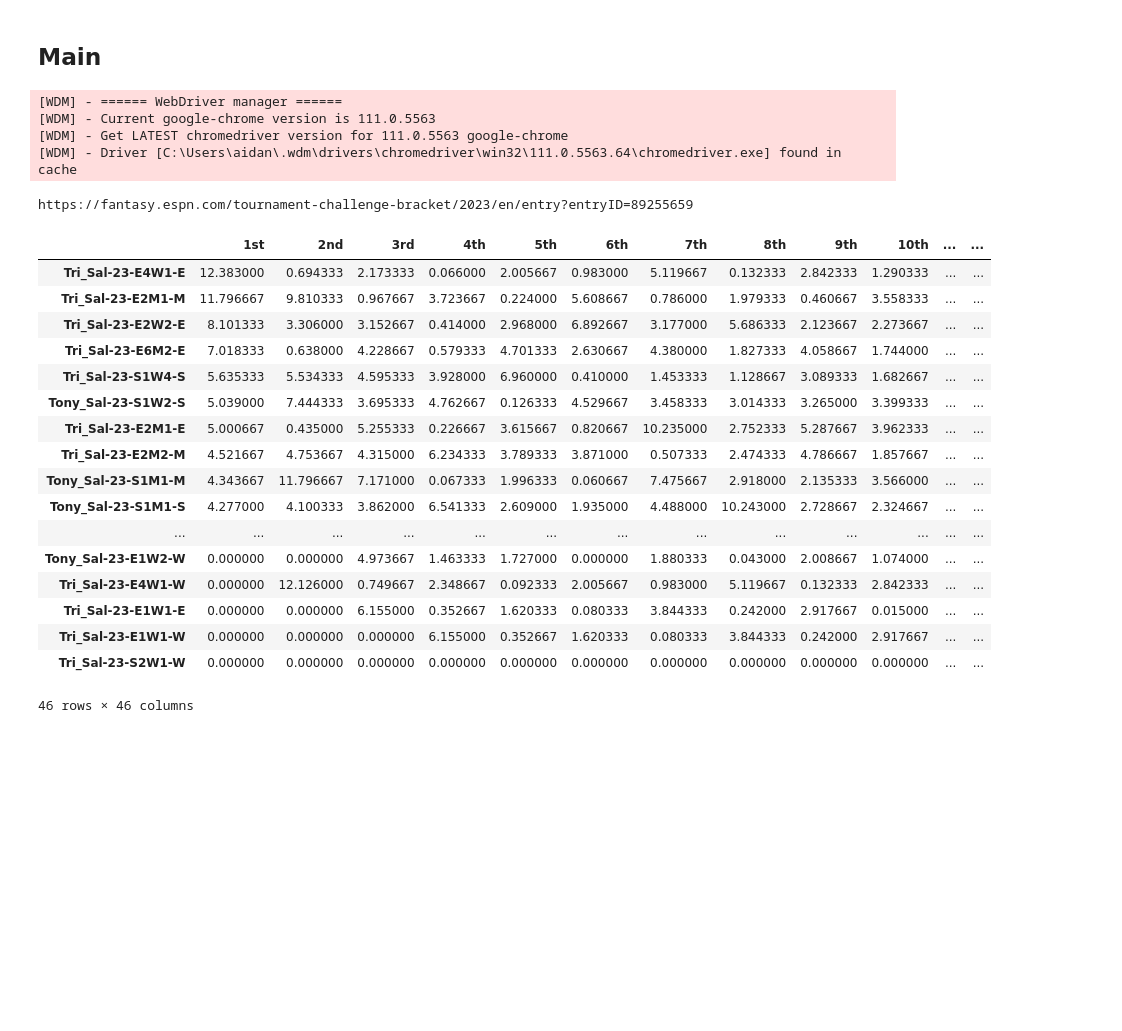
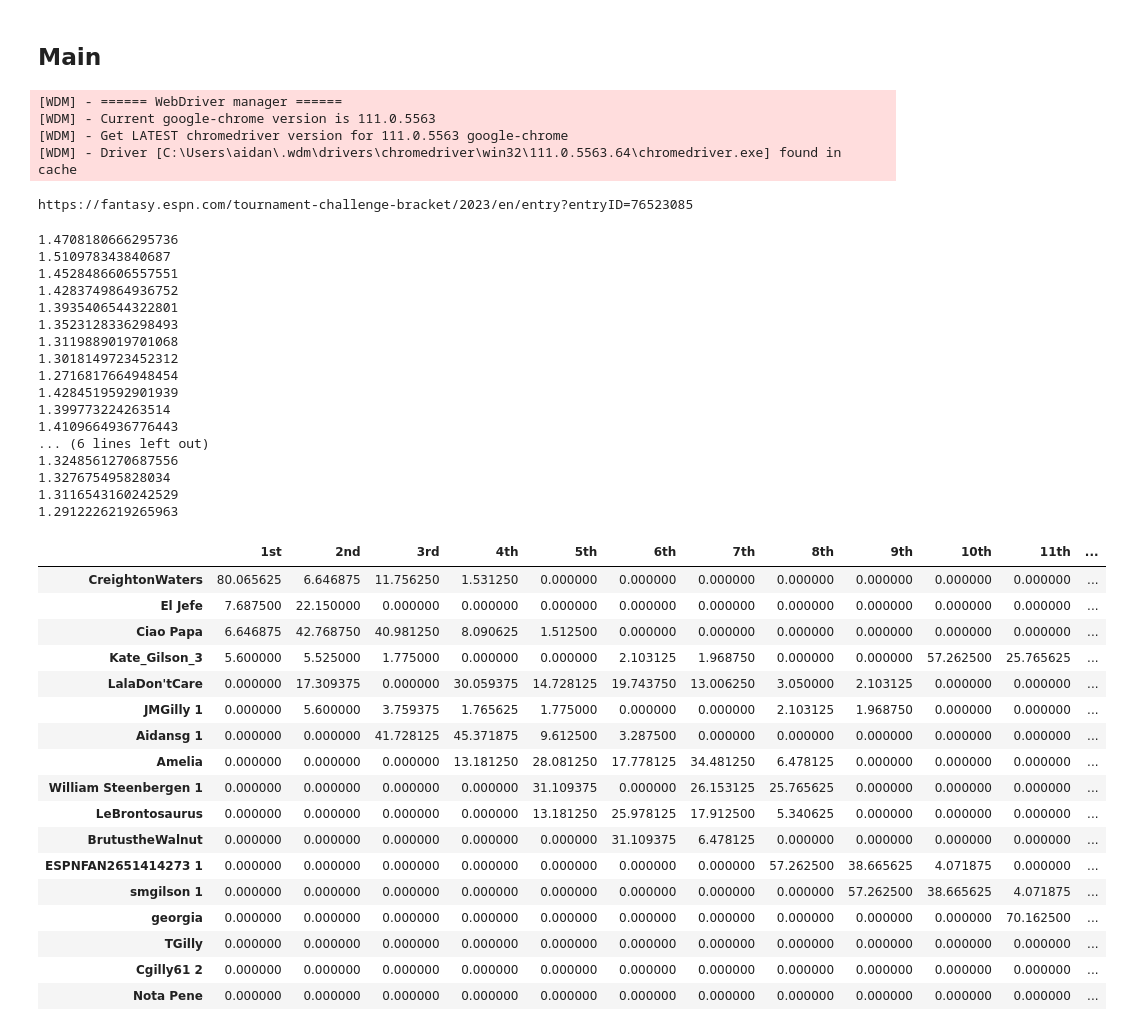
Before and after one commit to Aidan-Gilson/NCAA_Tournament, a Jupyter notebook: tournament.ipynb, the cells around one changed output. Saved outputs shown, nothing was run; the diff lists cells and outputs as text; code cells hidden in the pictures; blank space fills up the shorter version.

```diff
--- a/tournament.ipynb
+++ b/tournament.ipynb
@@ -385,7 +385,7 @@ seed_order = ['1', '16', "8", "9", "5", "12", "4", "13", "6", "11", "3", "14", "
 ## Main
 # %%
 # This is the only thing you need to change. Just change to the url of your group
-group_url = "https://fantasy.espncdn.com/tournament-challenge-bracket/2023/en/group?groupID=1030576"
+group_url = "https://fantasy.espn.com/tournament-challenge-bracket/2023/en/group?groupID=5270338"
 
 IDs = get_group(group_url)
 
@@ -400,43 +400,63 @@ for x in tqdm(range(len(IDs))):
 [WDM] - Current google-chrome version is 111.0.5563
 [WDM] - Get LATEST chromedriver version for 111.0.5563 google-chrome
 [WDM] - Driver [C:\Users\aidan\.wdm\drivers\chromedriver\win32\111.0.5563.64\chromedriver.exe] found in cache
-https://fantasy.espn.com/tournament-challenge-bracket/2023/en/entry?entryID=89255659
+https://fantasy.espn.com/tournament-challenge-bracket/2023/en/entry?entryID=76523085
+# %%
+results['1'] = ['']
 # %%
 # Runs weighted Monte Carlo Simulation.
 # Weights are proportional to how likely that bracket is to happen based on historical matchups.
 
 # time_allocated = how long you want to run the code for before getting results as Monte Carlo is an approximation
 # std_thresh = standard deviation of the win probabilities that you want to hit. If it gets under this threshold before the
 # time threshold is hit. The program will break.
 
-total, std = comp_MC_weighted(results, brackets, team_to_seed, samples = 100000, time_allocated=120, std_thresh=0.1)
+total, std = comp_MC_weighted(results, brackets, team_to_seed, samples = 1000, time_allocated=10, std_thresh=0.1)
 total = total / np.sum(total[0]) * 100
 columns = ["1st", "2nd", "3rd"]
 for x in range(3, len(IDs)):
 	columns.append(str(x+1)+"th")
 rows = [entry[1] for entry in IDs]
 
 df = pd.DataFrame(total, columns = columns, index = rows)
-df = df.sort_values('1st', ascending=False)
+df = df.sort_values(list(df.columns.values), ascending=False)
+df.to_csv('Results/2023/DadAlwaysWins_weighted_elite8.csv')
 df
 # %% [output]
+1.4708180666295736
+1.510978343840687
+1.4528486606557551
+1.4283749864936752
+1.3935406544322801
+1.3523128336298493
+1.3119889019701068
+1.3018149723452312
+1.2716817664948454
+1.4284519592901939
+1.399773224263514
+1.4109664936776443
+... (6 lines left out)
+1.3248561270687556
+1.327675495828034
+1.3116543160242529
+1.2912226219265963
-|  | 1st | 2nd | 3rd | 4th | 5th | 6th | 7th | 8th | 9th | 10th | ... | ... |
-| Tri_Sal-23-E4W1-E | 12.383000 | 0.694333 | 2.173333 | 0.066000 | 2.005667 | 0.983000 | 5.119667 | 0.132333 | 2.842333 | 1.290333 | ... | ... |
-| Tri_Sal-23-E2M1-M | 11.796667 | 9.810333 | 0.967667 | 3.723667 | 0.224000 | 5.608667 | 0.786000 | 1.979333 | 0.460667 | 3.558333 | ... | ... |
-| Tri_Sal-23-E2W2-E | 8.101333 | 3.306000 | 3.152667 | 0.414000 | 2.968000 | 6.892667 | 3.177000 | 5.686333 | 2.123667 | 2.273667 | ... | ... |
-| Tri_Sal-23-E6M2-E | 7.018333 | 0.638000 | 4.228667 | 0.579333 | 4.701333 | 2.630667 | 4.380000 | 1.827333 | 4.058667 | 1.744000 | ... | ... |
-| Tri_Sal-23-S1W4-S | 5.635333 | 5.534333 | 4.595333 | 3.928000 | 6.960000 | 0.410000 | 1.453333 | 1.128667 | 3.089333 | 1.682667 | ... | ... |
-| Tony_Sal-23-S1W2-S | 5.039000 | 7.444333 | 3.695333 | 4.762667 | 0.126333 | 4.529667 | 3.458333 | 3.014333 | 3.265000 | 3.399333 | ... | ... |
-| Tri_Sal-23-E2M1-E | 5.000667 | 0.435000 | 5.255333 | 0.226667 | 3.615667 | 0.820667 | 10.235000 | 2.752333 | 5.287667 | 3.962333 | ... | ... |
-| Tri_Sal-23-E2M2-M | 4.521667 | 4.753667 | 4.315000 | 6.234333 | 3.789333 | 3.871000 | 0.507333 | 2.474333 | 4.786667 | 1.857667 | ... | ... |
-| Tony_Sal-23-S1M1-M | 4.343667 | 11.796667 | 7.171000 | 0.067333 | 1.996333 | 0.060667 | 7.475667 | 2.918000 | 2.135333 | 3.566000 | ... | ... |
-| Tony_Sal-23-S1M1-S | 4.277000 | 4.100333 | 3.862000 | 6.541333 | 2.609000 | 1.935000 | 4.488000 | 10.243000 | 2.728667 | 2.324667 | ... | ... |
-| ... | ... | ... | ... | ... | ... | ... | ... | ... | ... | ... | ... | ... |
-| Tony_Sal-23-E1W2-W | 0.000000 | 0.000000 | 4.973667 | 1.463333 | 1.727000 | 0.000000 | 1.880333 | 0.043000 | 2.008667 | 1.074000 | ... | ... |
-| Tri_Sal-23-E4W1-W | 0.000000 | 12.126000 | 0.749667 | 2.348667 | 0.092333 | 2.005667 | 0.983000 | 5.119667 | 0.132333 | 2.842333 | ... | ... |
-| Tri_Sal-23-E1W1-E | 0.000000 | 0.000000 | 6.155000 | 0.352667 | 1.620333 | 0.080333 | 3.844333 | 0.242000 | 2.917667 | 0.015000 | ... | ... |
-| Tri_Sal-23-E1W1-W | 0.000000 | 0.000000 | 0.000000 | 6.155000 | 0.352667 | 1.620333 | 0.080333 | 3.844333 | 0.242000 | 2.917667 | ... | ... |
-| Tri_Sal-23-S2W1-W | 0.000000 | 0.000000 | 0.000000 | 0.000000 | 0.000000 | 0.000000 | 0.000000 | 0.000000 | 0.000000 | 0.000000 | ... | ... |
+|  | 1st | 2nd | 3rd | 4th | 5th | 6th | 7th | 8th | 9th | 10th | 11th | ... |
+| CreightonWaters | 80.065625 | 6.646875 | 11.756250 | 1.531250 | 0.000000 | 0.000000 | 0.000000 | 0.000000 | 0.000000 | 0.000000 | 0.000000 | ... |
+| El Jefe | 7.687500 | 22.150000 | 0.000000 | 0.000000 | 0.000000 | 0.000000 | 0.000000 | 0.000000 | 0.000000 | 0.000000 | 0.000000 | ... |
+| Ciao Papa | 6.646875 | 42.768750 | 40.981250 | 8.090625 | 1.512500 | 0.000000 | 0.000000 | 0.000000 | 0.000000 | 0.000000 | 0.000000 | ... |
+| Kate_Gilson_3 | 5.600000 | 5.525000 | 1.775000 | 0.000000 | 0.000000 | 2.103125 | 1.968750 | 0.000000 | 0.000000 | 57.262500 | 25.765625 | ... |
+| LalaDon'tCare | 0.000000 | 17.309375 | 0.000000 | 30.059375 | 14.728125 | 19.743750 | 13.006250 | 3.050000 | 2.103125 | 0.000000 | 0.000000 | ... |
+| JMGilly 1 | 0.000000 | 5.600000 | 3.759375 | 1.765625 | 1.775000 | 0.000000 | 0.000000 | 2.103125 | 1.968750 | 0.000000 | 0.000000 | ... |
+| Aidansg 1 | 0.000000 | 0.000000 | 41.728125 | 45.371875 | 9.612500 | 3.287500 | 0.000000 | 0.000000 | 0.000000 | 0.000000 | 0.000000 | ... |
+| Amelia | 0.000000 | 0.000000 | 0.000000 | 13.181250 | 28.081250 | 17.778125 | 34.481250 | 6.478125 | 0.000000 | 0.000000 | 0.000000 | ... |
+| William Steenbergen 1 | 0.000000 | 0.000000 | 0.000000 | 0.000000 | 31.109375 | 0.000000 | 26.153125 | 25.765625 | 0.000000 | 0.000000 | 0.000000 | ... |
+| LeBrontosaurus | 0.000000 | 0.000000 | 0.000000 | 0.000000 | 13.181250 | 25.978125 | 17.912500 | 5.340625 | 0.000000 | 0.000000 | 0.000000 | ... |
+| BrutustheWalnut | 0.000000 | 0.000000 | 0.000000 | 0.000000 | 0.000000 | 31.109375 | 6.478125 | 0.000000 | 0.000000 | 0.000000 | 0.000000 | ... |
+| ESPNFAN2651414273 1 | 0.000000 | 0.000000 | 0.000000 | 0.000000 | 0.000000 | 0.000000 | 0.000000 | 57.262500 | 38.665625 | 4.071875 | 0.000000 | ... |
+| smgilson 1 | 0.000000 | 0.000000 | 0.000000 | 0.000000 | 0.000000 | 0.000000 | 0.000000 | 0.000000 | 57.262500 | 38.665625 | 4.071875 | ... |
+| georgia | 0.000000 | 0.000000 | 0.000000 | 0.000000 | 0.000000 | 0.000000 | 0.000000 | 0.000000 | 0.000000 | 0.000000 | 70.162500 | ... |
+| TGilly | 0.000000 | 0.000000 | 0.000000 | 0.000000 | 0.000000 | 0.000000 | 0.000000 | 0.000000 | 0.000000 | 0.000000 | 0.000000 | ... |
+| Cgilly61 2 | 0.000000 | 0.000000 | 0.000000 | 0.000000 | 0.000000 | 0.000000 | 0.000000 | 0.000000 | 0.000000 | 0.000000 | 0.000000 | ... |
+| Nota Pene | 0.000000 | 0.000000 | 0.000000 | 0.000000 | 0.000000 | 0.000000 | 0.000000 | 0.000000 | 0.000000 | 0.000000 | 0.000000 | ... |
-46 rows × 46 columns
 # %%
 # Unweighted Monted Carlo Bracket. Means all possible brackets are equally likely (1 beating a 16 is the same odds as 16 beating a 1)
```
Also changed, not shown: parts of 5 cells of this notebook, 4 other files.
